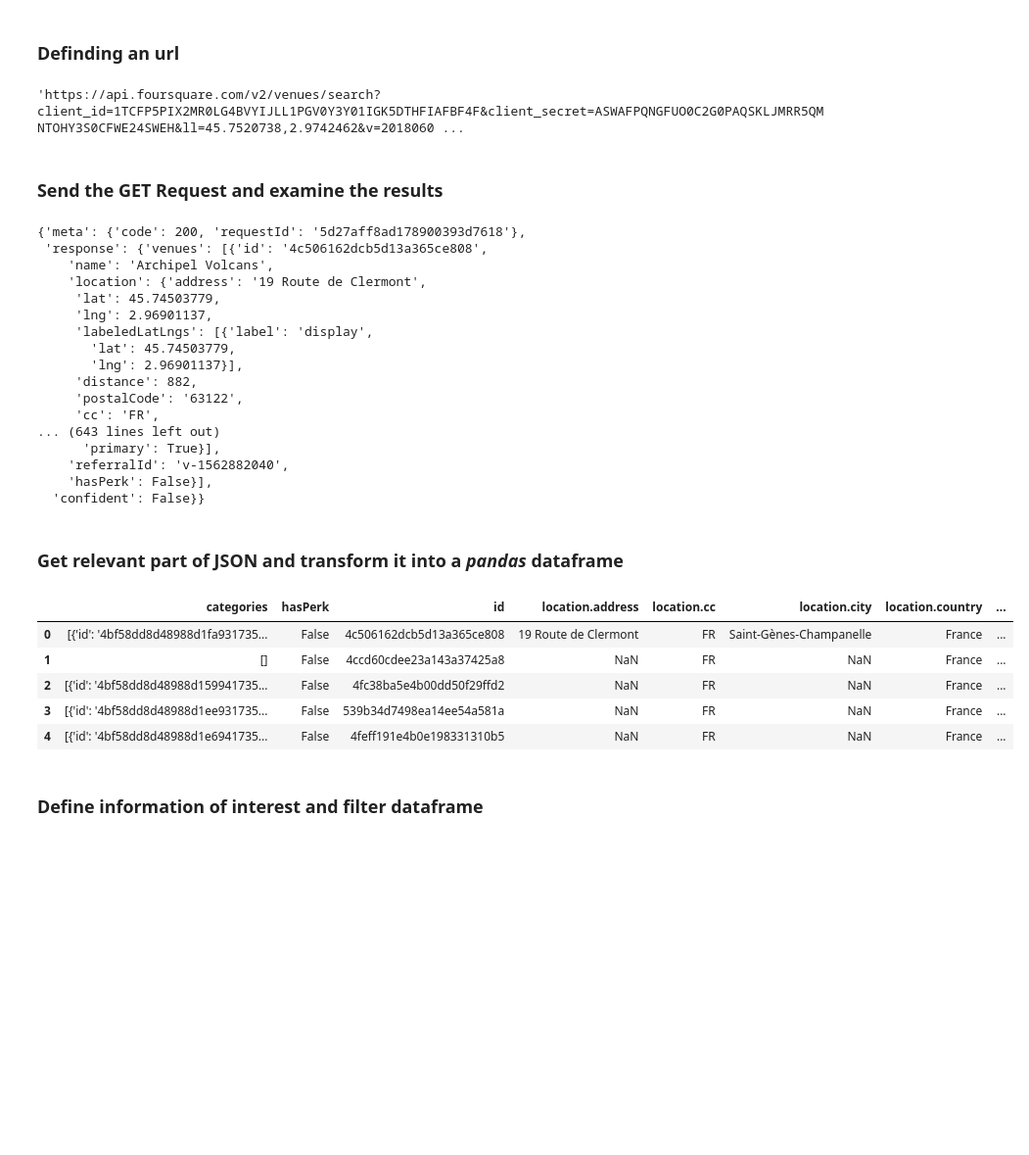
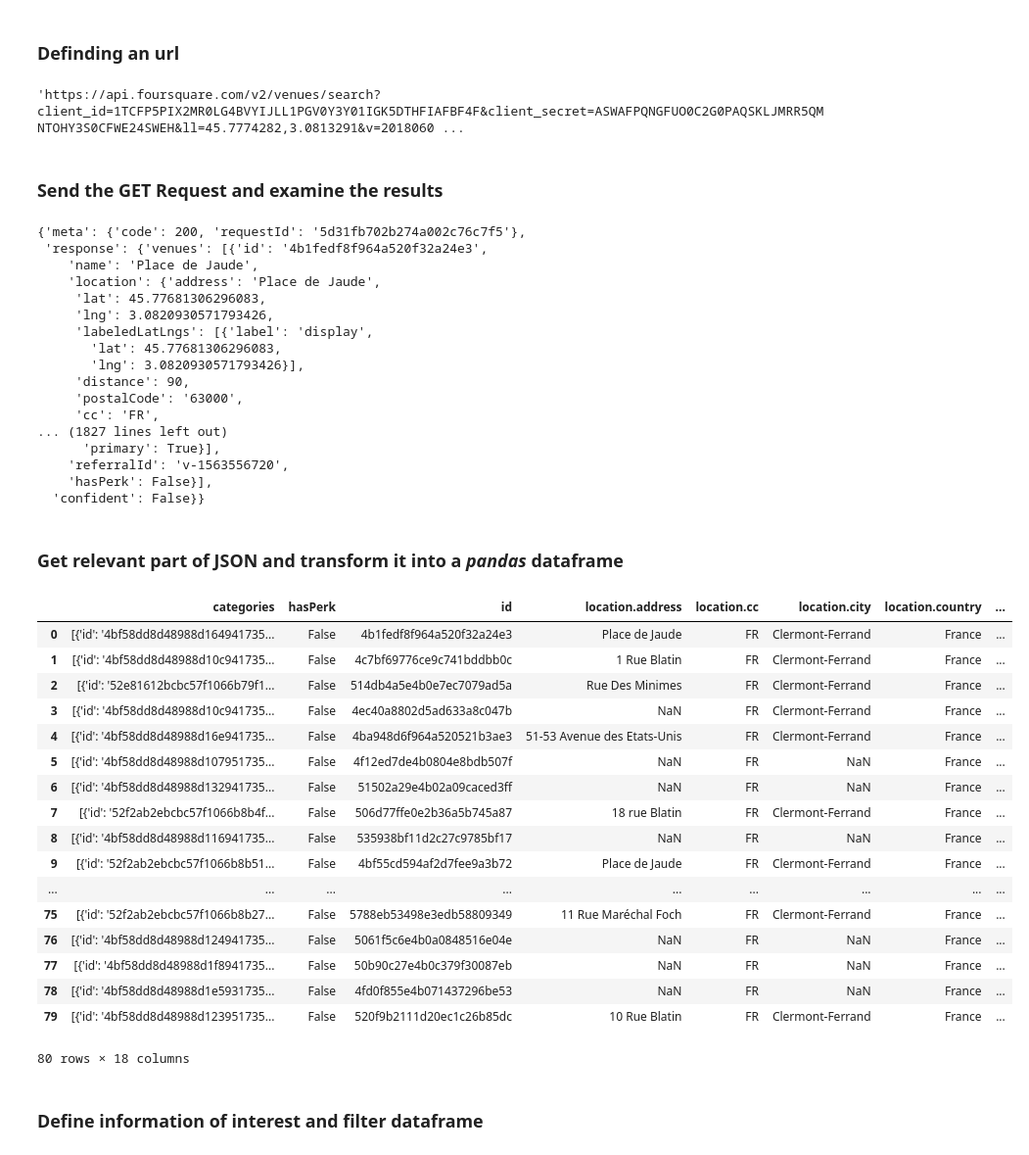
Before and after one commit to NinaBekono/Coursera_Capstone, a Jupyter notebook: Final_Report.ipynb, the cells around one changed output. Shown at 98% size. Cells and saved outputs as stored; diff of their text form; code cells hidden in the pictures; blank space fills up the shorter version.

```diff
--- a/Final_Report.ipynb
+++ b/Final_Report.ipynb
@@ -24,7 +30,7 @@ This section presents the data I will use to solve the problem. I assume the cit
 CLIENT_ID = '1TCFP5PIX2MR0LG4BVYIJLL1PGV0Y3Y01IGK5DTHFIAFBF4F' # your Foursquare ID
 CLIENT_SECRET = 'ASWAFPQNGFUO0C2G0PAQSKLJMRR5QMNTOHY3S0CFWE24SWEH' # your Foursquare Secret
 VERSION = '20180604'
-LIMIT = 30
+LIMIT = 300
 print('Your credentails:')
 print('CLIENT_ID: ' + CLIENT_ID)
 print('CLIENT_SECRET:' + CLIENT_SECRET)
@@ -76,11 +82,13 @@ Libraries imported.
 # %% [markdown]
 ### City (Clermont-Ferrand) search for latitude and longitude coordinates
 # %%
-address = ' Clermont-Ferrand, CF'
+address = ' Jaude, Clermont-Ferrand, CF'
 
 geolocator = Nominatim(user_agent="foursquare_agent")
 location = geolocator.geocode(address)
-latitude = location.latitude
-longitude = location.longitude
-print(latitude, longitude)
+#location_clermont = geolocator.geocode(address)
+clermont_latitude = location.latitude
+clermont_longitude = location.longitude
+#print(location_clermont[1], location_clermont[0])
+print(clermont_latitude, clermont_longitude)
 # %% [output]
@@ -92,34 +98,34 @@ After having extact the coordinates of the studied city (clermont_Ferrand, I wil
 # %% [markdown]
 ### Definding an url
 # %%
-#search_query = 'Italian'
-radius = 500
+#search_query = 'french'
+radius = 12000
 #url = 'https://api.foursquare.com/v2/venues/search?client_id={}&client_secret={}&ll={},{}&v={}&query={}&radius={}&limit={}'.format(CLIENT_ID, CLIENT_SECRET, latitude, longitude, VERSION, search_query, radius, LIMIT)
-url = 'https://api.foursquare.com/v2/venues/search?client_id={}&client_secret={}&ll={},{}&v={}&radius={}&limit={}'.format(CLIENT_ID, CLIENT_SECRET, latitude, longitude, VERSION, radius, LIMIT)
+url = 'https://api.foursquare.com/v2/venues/search?client_id={}&client_secret={}&ll={},{}&v={}&radius={}&limit={}'.format(CLIENT_ID, CLIENT_SECRET, clermont_latitude, clermont_longitude, VERSION, radius, LIMIT)
 url
 # %% [output]
-'https://api.foursquare.com/v2/venues/search?client_id=1TCFP5PIX2MR0LG4BVYIJLL1PGV0Y3Y01IGK5DTHFIAFBF4F&client_secret=ASWAFPQNGFUO0C2G0PAQSKLJMRR5QMNTOHY3S0CFWE24SWEH&ll=45.7520738,2.9742462&v=2018060 ...
+'https://api.foursquare.com/v2/venues/search?client_id=1TCFP5PIX2MR0LG4BVYIJLL1PGV0Y3Y01IGK5DTHFIAFBF4F&client_secret=ASWAFPQNGFUO0C2G0PAQSKLJMRR5QMNTOHY3S0CFWE24SWEH&ll=45.7774282,3.0813291&v=2018060 ...
 # %% [markdown]
 ### Send the GET Request and examine the results
 # %%
 results = requests.get(url).json()
 results
 # %% [output]
-{'meta': {'code': 200, 'requestId': '5d27aff8ad178900393d7618'},
- 'response': {'venues': [{'id': '4c506162dcb5d13a365ce808',
-    'name': 'Archipel Volcans',
-    'location': {'address': '19 Route de Clermont',
-     'lat': 45.74503779,
-     'lng': 2.96901137,
+{'meta': {'code': 200, 'requestId': '5d31fb702b274a002c76c7f5'},
+ 'response': {'venues': [{'id': '4b1fedf8f964a520f32a24e3',
+    'name': 'Place de Jaude',
+    'location': {'address': 'Place de Jaude',
+     'lat': 45.77681306296083,
+     'lng': 3.0820930571793426,
      'labeledLatLngs': [{'label': 'display',
-       'lat': 45.74503779,
-       'lng': 2.96901137}],
-     'distance': 882,
-     'postalCode': '63122',
+       'lat': 45.77681306296083,
+       'lng': 3.0820930571793426}],
+     'distance': 90,
+     'postalCode': '63000',
      'cc': 'FR',
-... (643 lines left out)
+... (1827 lines left out)
       'primary': True}],
-    'referralId': 'v-1562882040',
+    'referralId': 'v-1563556720',
     'hasPerk': False}],
   'confident': False}}
 # %% [markdown]
@@ -127,17 +133,30 @@ results
 # %%
 # assign relevant part of JSON to venues
 venues = results['response']['venues']
 
 # tranform venues into a dataframe
+#dataframe = json_normalize(venues)
 dataframe = json_normalize(venues)
-dataframe.head()
+dataframe
 # %% [output]
 |  | categories | hasPerk | id | location.address | location.cc | location.city | location.country | ... |
-| 0 | [{'id': '4bf58dd8d48988d1fa931735... | False | 4c506162dcb5d13a365ce808 | 19 Route de Clermont | FR | Saint-Gènes-Champanelle | France | ... |
-| 1 | [] | False | 4ccd60cdee23a143a37425a8 | NaN | FR | NaN | France | ... |
-| 2 | [{'id': '4bf58dd8d48988d159941735... | False | 4fc38ba5e4b00dd50f29ffd2 | NaN | FR | NaN | France | ... |
-| 3 | [{'id': '4bf58dd8d48988d1ee931735... | False | 539b34d7498ea14ee54a581a | NaN | FR | NaN | France | ... |
-| 4 | [{'id': '4bf58dd8d48988d1e6941735... | False | 4feff191e4b0e198331310b5 | NaN | FR | NaN | France | ... |
+| 0 | [{'id': '4bf58dd8d48988d164941735... | False | 4b1fedf8f964a520f32a24e3 | Place de Jaude | FR | Clermont-Ferrand | France | ... |
+| 1 | [{'id': '4bf58dd8d48988d10c941735... | False | 4c7bf69776ce9c741bddbb0c | 1 Rue Blatin | FR | Clermont-Ferrand | France | ... |
+| 2 | [{'id': '52e81612bcbc57f1066b79f1... | False | 514db4a5e4b0e7ec7079ad5a | Rue Des Minimes | FR | Clermont-Ferrand | France | ... |
+| 3 | [{'id': '4bf58dd8d48988d10c941735... | False | 4ec40a8802d5ad633a8c047b | NaN | FR | Clermont-Ferrand | France | ... |
+| 4 | [{'id': '4bf58dd8d48988d16e941735... | False | 4ba948d6f964a520521b3ae3 | 51-53 Avenue des Etats-Unis | FR | Clermont-Ferrand | France | ... |
+| 5 | [{'id': '4bf58dd8d48988d107951735... | False | 4f12ed7de4b0804e8bdb507f | NaN | FR | NaN | France | ... |
+| 6 | [{'id': '4bf58dd8d48988d132941735... | False | 51502a29e4b02a09caced3ff | NaN | FR | NaN | France | ... |
+| 7 | [{'id': '52f2ab2ebcbc57f1066b8b4f... | False | 506d77ffe0e2b36a5b745a87 | 18 rue Blatin | FR | Clermont-Ferrand | France | ... |
+| 8 | [{'id': '4bf58dd8d48988d116941735... | False | 535938bf11d2c27c9785bf17 | NaN | FR | NaN | France | ... |
+| 9 | [{'id': '52f2ab2ebcbc57f1066b8b51... | False | 4bf55cd594af2d7fee9a3b72 | Place de Jaude | FR | Clermont-Ferrand | France | ... |
+| ... | ... | ... | ... | ... | ... | ... | ... | ... |
+| 75 | [{'id': '52f2ab2ebcbc57f1066b8b27... | False | 5788eb53498e3edb58809349 | 11 Rue Maréchal Foch | FR | Clermont-Ferrand | France | ... |
+| 76 | [{'id': '4bf58dd8d48988d124941735... | False | 5061f5c6e4b0a0848516e04e | NaN | FR | NaN | France | ... |
+| 77 | [{'id': '4bf58dd8d48988d1f8941735... | False | 50b90c27e4b0c379f30087eb | NaN | FR | NaN | France | ... |
+| 78 | [{'id': '4bf58dd8d48988d1e5931735... | False | 4fd0f855e4b071437296be53 | NaN | FR | NaN | France | ... |
+| 79 | [{'id': '4bf58dd8d48988d123951735... | False | 520f9b2111d20ec1c26b85dc | 10 Rue Blatin | FR | Clermont-Ferrand | France | ... |
+80 rows × 18 columns
 # %% [markdown]
 ### Define information of interest and filter dataframe
 # %%
```
Also changed, not shown: parts of 61 cells of this notebook.
